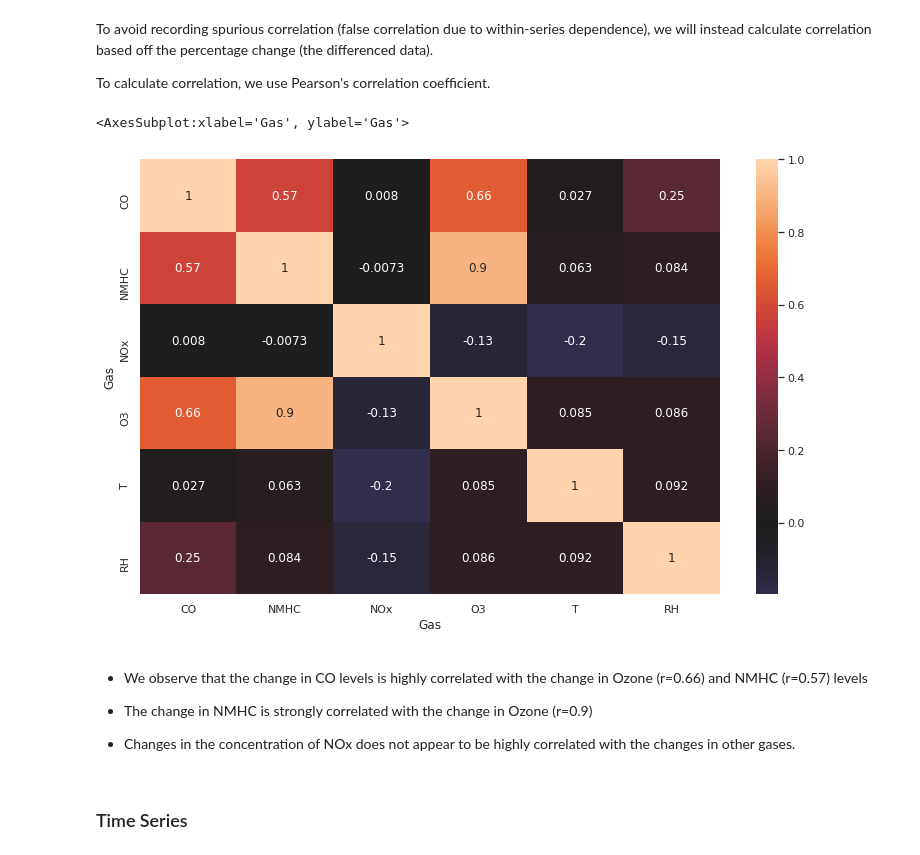
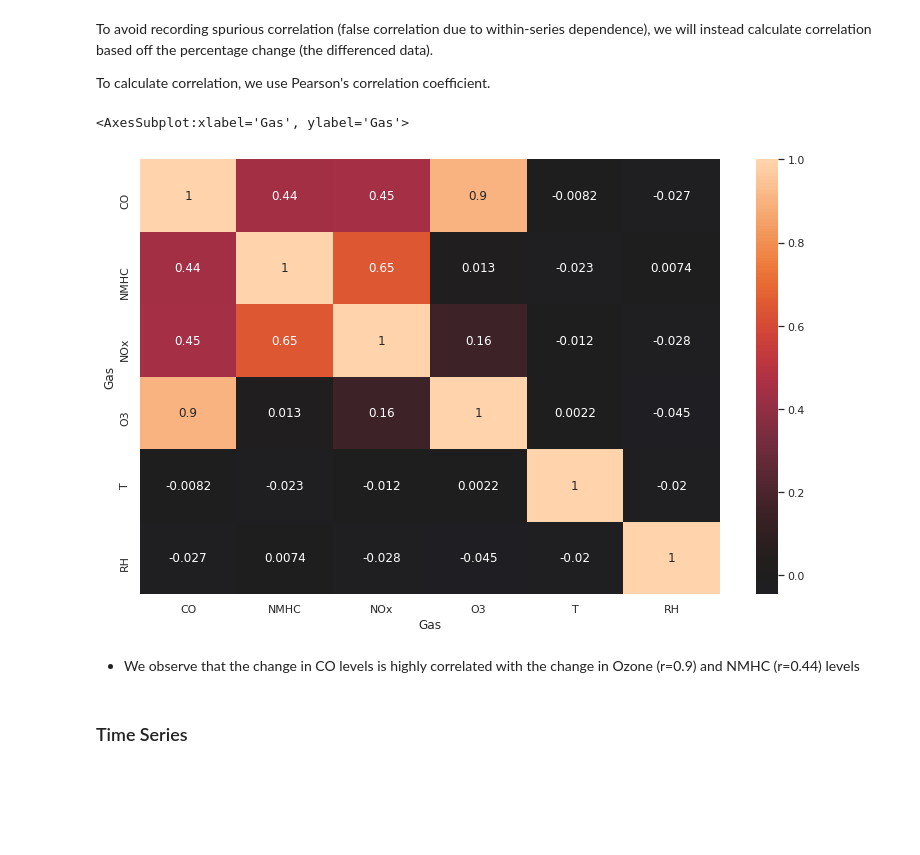
Before and after one commit to Tien-Cheng/AI-and-Machine-Learning--ST1511-, a Jupyter notebook: Assignment 2/time series analysis/time-series-v2.ipynb, the cells around one changed output. Cells and saved outputs as stored; diff of their text form; code cells hidden in the pictures; blank space fills up the shorter version.

```diff
--- a/Assignment 2/time series analysis/time-series-v2.ipynb
+++ b/Assignment 2/time series analysis/time-series-v2.ipynb
@@ -339,7 +336,7 @@ deviation. In this case, we will look at the extreme outliers, setting $k=3$. We
 
 We also need to take note that for time series data, we cannot use future information to detect past outliers. Hence, we will detect outliers on a rolling basis.
 # %%
-df_outliers = df_pivot.copy()
+df_outliers = df_pivot.copy(deep=True)
 # %%
 def mark_outliers(df, col, k=1.5, window=7):
     df_col = df[col].rolling(window)
@@ -437,11 +434,11 @@ Outlier (T)           57.000000
 Outlier (RH)          51.000000
 dtype: float64
 # %%
-df_clean = df_outliers.copy()
-for col in df_pivot.columns:
-    df_clean.loc[df_clean[f'Outlier ({col})'], col] = np.nan
-print(df_clean.isna().sum())
-df_clean = df_clean.ffill().bfill()
-df_clean = df_clean[['CO', 'NMHC', 'NOx', 'O3', 'T', 'RH']]
-print(df_clean.isna().sum())
+df_basic_clean = df_pivot.copy(deep=True)
+for col in df_basic_clean.columns:
+    outliers = additional_outlier_rules[col]
+    df_basic_clean.loc[outliers, col] = np.nan
+print("Before:", df_basic_clean.isna().sum())
+df_basic_clean = df_basic_clean.ffill().bfill()
+print("After:", df_basic_clean.isna().sum())
 # %% [output]
@@ -482,15 +478,12 @@ To avoid recording spurious correlation (false correlation due to within-series
 
 To calculate correlation, we use Pearson's correlation coefficient.
 # %%
-sns.heatmap(df_clean.pct_change().corr(), annot=True, center=0)
+sns.heatmap(df_basic_clean.pct_change().corr(), annot=True, center=0)
 # %% [output]
 <AxesSubplot:xlabel='Gas', ylabel='Gas'>
-[figure, old version]
+[figure, new version]
 # %% [markdown]
-- We observe that the change in CO levels is highly correlated with the change in Ozone (r=0.66) and NMHC (r=0.57) levels
-
-- The change in NMHC is strongly correlated with the change in Ozone (r=0.9)
-- Changes in the concentration of NOx does not appear to be highly correlated with the changes in other gases.
+- We observe that the change in CO levels is highly correlated with the change in Ozone (r=0.9) and NMHC (r=0.44) levels
 # %% [markdown]
 ### Time Series
 # %% [markdown]
```
Also changed, not shown: parts of 100 cells of this notebook, 10 other files.
